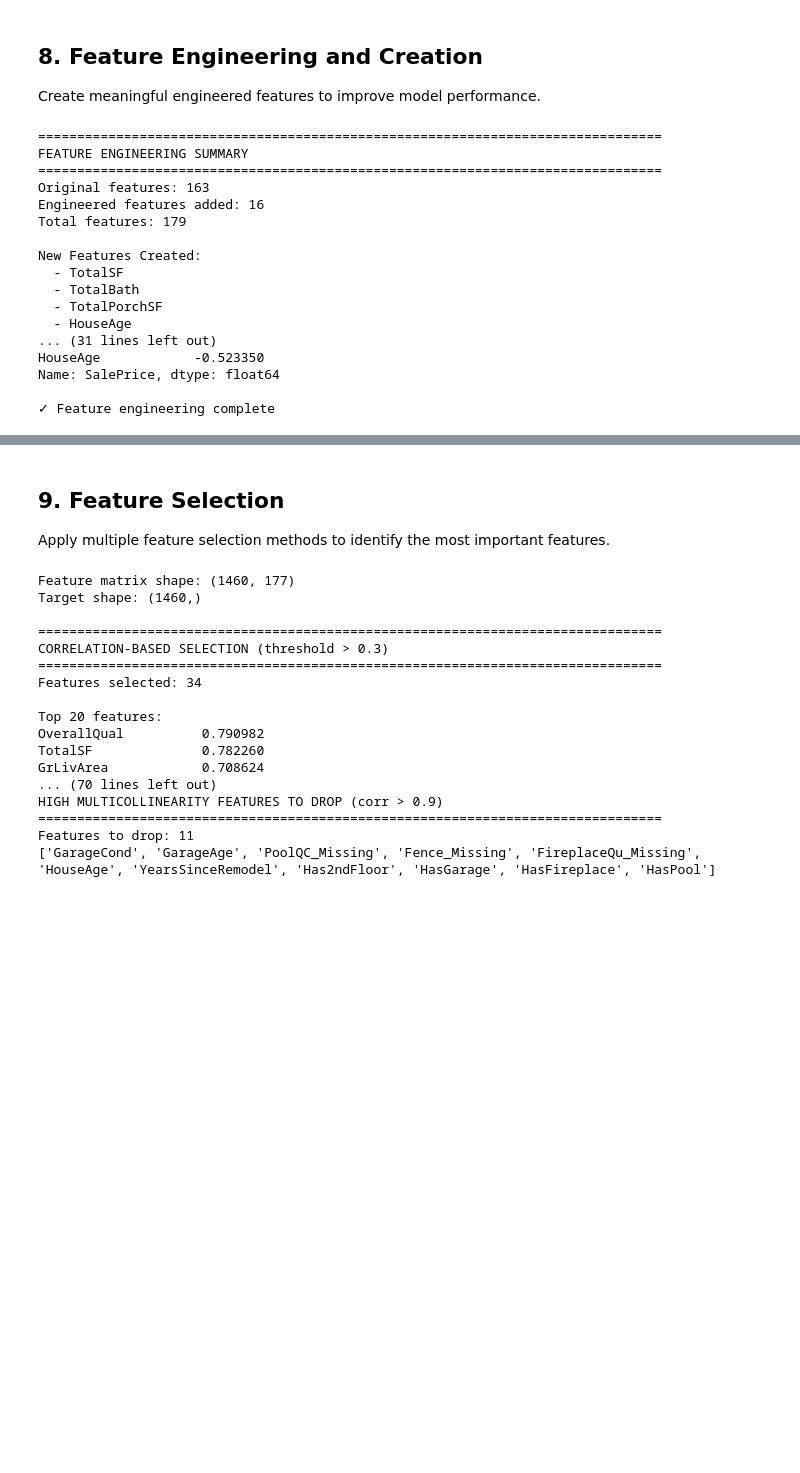
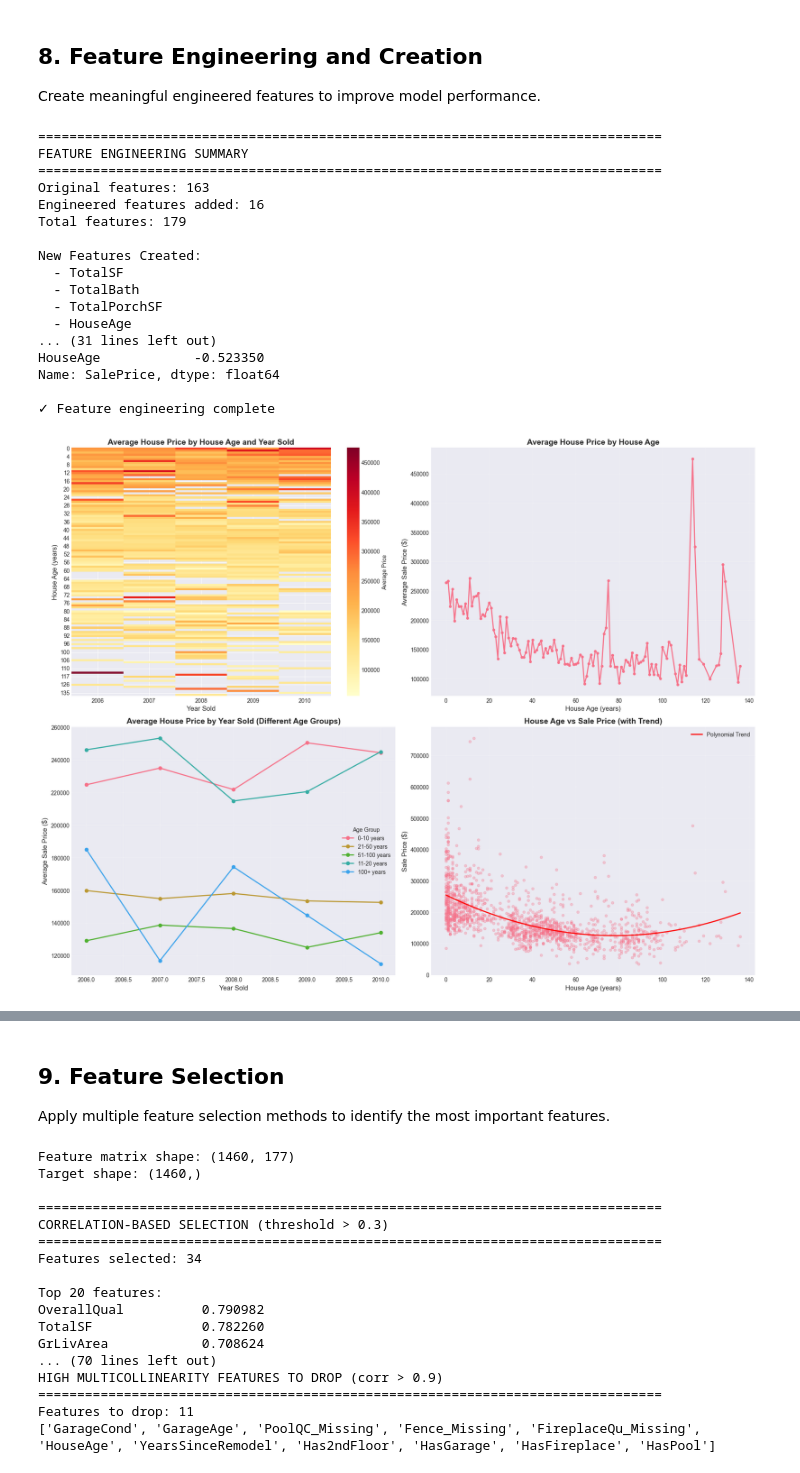
Before and after one commit to hoa2004st/House-Price-in-Ames-Prediction-and-Explaination, a Jupyter notebook: nb1.ipynb, the cells around one changed output, grey strips where cells are left out. Drawn from its saved outputs; the diff is of its cells as text; code cells hidden in the pictures; blank space fills up the shorter version.

```diff
--- a/nb1.ipynb
+++ b/nb1.ipynb
@@ -1291,3 +1742,72 @@ HouseAge            -0.523350
 Name: SalePrice, dtype: float64
 
 ✓ Feature engineering complete
+# %%
+# Visualize average house price by House Age and Year Sold
+
+# Calculate House Age (assuming YrSold exists in the data)
+train_df['HouseAge'] = train_df['YrSold'] - train_df['YearBuilt']
+
+# Create aggregated data for visualization
+price_by_age_year = train_df.groupby(['HouseAge', 'YrSold'])['SalePrice'].mean().reset_index()
+
+# Create a pivot table for heatmap
+pivot_data = price_by_age_year.pivot(index='HouseAge', columns='YrSold', values='SalePrice')
+
+# Create visualizations
+fig, axes = plt.subplots(2, 2, figsize=(18, 14))
+
+# 1. Heatmap: Average Price by House Age and Year Sold
+sns.heatmap(pivot_data, cmap='YlOrRd', annot=False, fmt='.0f', ax=axes[0, 0], cbar_kws={'label': 'Average Price'})
+axes[0, 0].set_title('Average House Price by House Age and Year Sold', fontsize=14, fontweight='bold')
+axes[0, 0].set_xlabel('Year Sold', fontsize=12)
+axes[0, 0].set_ylabel('House Age (years)', fontsize=12)
+
+# 2. Line plot: Average Price by House Age (aggregated across all years)
+avg_by_age = train_df.groupby('HouseAge')['SalePrice'].mean().reset_index()
+axes[0, 1].plot(avg_by_age['HouseAge'], avg_by_age['SalePrice'], marker='o', linewidth=2, markersize=4)
+axes[0, 1].set_title('Average House Price by House Age', fontsize=14, fontweight='bold')
+axes[0, 1].set_xlabel('House Age (years)', fontsize=12)
+axes[0, 1].set_ylabel('Average Sale Price ($)', fontsize=12)
+axes[0, 1].grid(True, alpha=0.3)
+
+# 3. Line plot: Average Price by Year Sold (for different age groups)
+age_groups = pd.cut(train_df['HouseAge'], bins=[0, 10, 20, 50, 100, 200], labels=['0-10', '11-20', '21-50', '51-100', '100+'])
+train_df['AgeGroup'] = age_groups
+
+for age_group in train_df['AgeGroup'].unique():
+    if pd.notna(age_group):
+        subset = train_df[train_df['AgeGroup'] == age_group]
+        avg_by_year = subset.groupby('YrSold')['SalePrice'].mean()
+        axes[1, 0].plot(avg_by_year.index, avg_by_year.values, marker='o', label=f'{age_group} years', linewidth=2)
+
+axes[1, 0].set_title('Average House Price by Year Sold (Different Age Groups)', fontsize=14, fontweight='bold')
+axes[1, 0].set_xlabel('Year Sold', fontsize=12)
+axes[1, 0].set_ylabel('Average Sale Price ($)', fontsize=12)
+axes[1, 0].legend(title='Age Group')
+axes[1, 0].grid(True, alpha=0.3)
+
+# 4. Scatter plot with trend: House Age vs Sale Price
+axes[1, 1].scatter(train_df['HouseAge'], train_df['SalePrice'], alpha=0.3, s=20)
+z = np.polyfit(train_df['HouseAge'], train_df['SalePrice'], 2)
+p = np.poly1d(z)
+x_trend = np.linspace(train_df['HouseAge'].min(), train_df['HouseAge'].max(), 100)
+axes[1, 1].plot(x_trend, p(x_trend), 'r-', linewidth=2, label='Polynomial Trend')
+axes[1, 1].set_title('House Age vs Sale Price (with Trend)', fontsize=14, fontweight='bold')
+axes[1, 1].set_xlabel('House Age (years)', fontsize=12)
+axes[1, 1].set_ylabel('Sale Price ($)', fontsize=12)
+axes[1, 1].legend()
+axes[1, 1].grid(True, alpha=0.3)
+
+plt.tight_layout()
+plt.show()
+
+# Print summary statistics
+print("\n=== Summary Statistics ===")
+print(f"\nHouse Age Range: {train_df['HouseAge'].min():.0f} - {train_df['HouseAge'].max():.0f} years")
+print(f"Average House Age: {train_df['HouseAge'].mean():.1f} years")
+print(f"Median House Age: {train_df['HouseAge'].median():.1f} years")
+print(f"\nAverage Price by Age Group:")
+print(train_df.groupby('AgeGroup')['SalePrice'].agg(['mean', 'median', 'count']).round(0))
+# %% [output]
+[figure, added]
```
Also changed, not shown: parts of 5 cells of this notebook, 13 other files.
